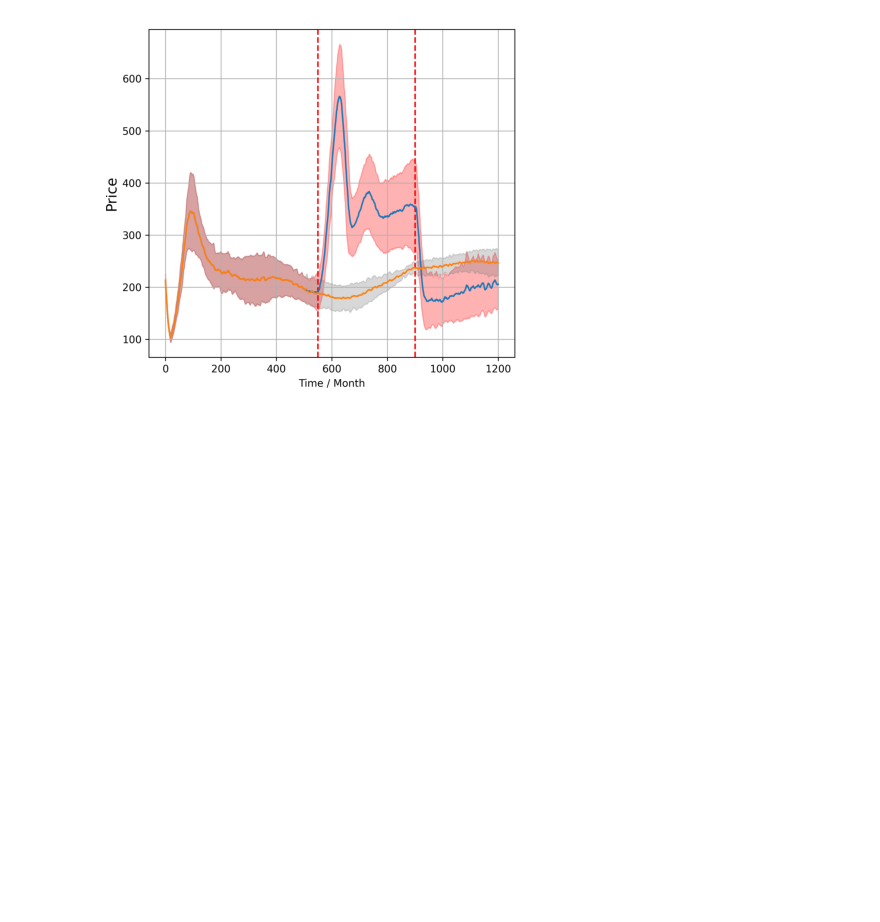
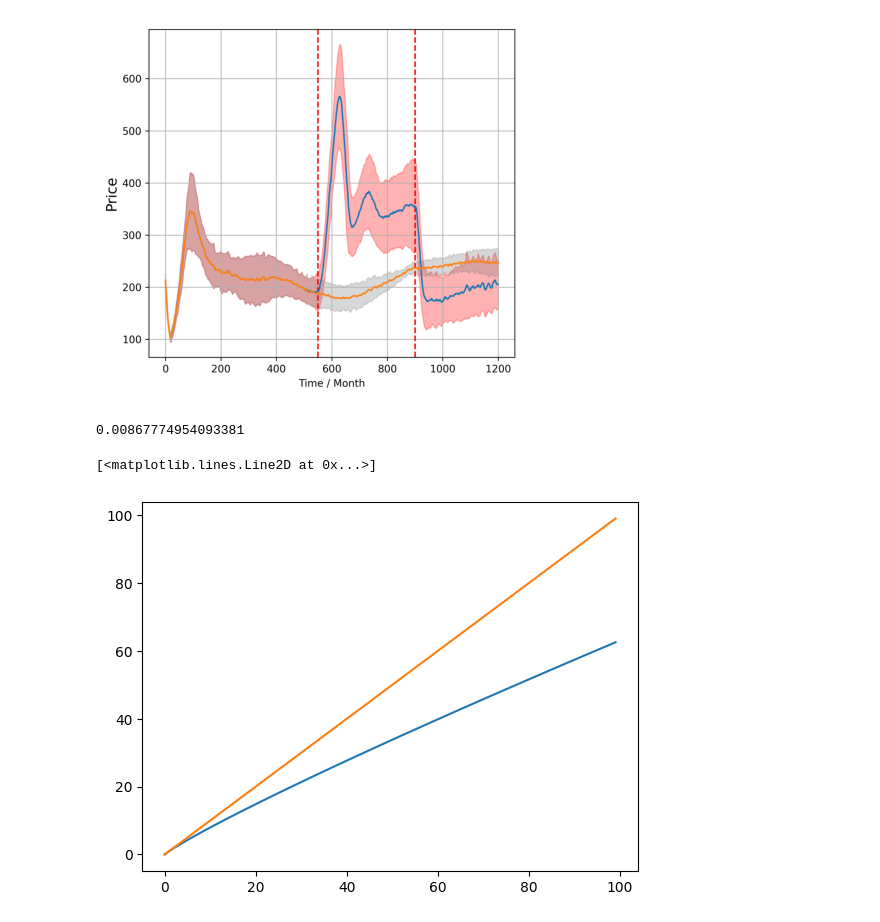
Before and after one commit to HuangHaoyu1997/MEABM, a Jupyter notebook: test.ipynb, the cells around one changed output. Saved outputs shown, nothing was run; the diff lists cells and outputs as text; code cells hidden in the pictures; blank space fills up the shorter version.

```diff
--- a/test.ipynb
+++ b/test.ipynb
@@ -361,3 +361,13 @@ plt.axis('off')
 # %% [output]
 (-0.5, 1719.5, 1519.5, -0.5)
 [figure]
+# %%
+51**0.2-50**0.2
+# %% [output]
+0.00867774954093381
+# %%
+plt.plot(list(range(100)), [i**0.9 for i in range(100)])
+plt.plot(list(range(100)), list(range(100)))
+# %% [output]
+[<matplotlib.lines.Line2D at 0x...>]
+[figure, added]
```
Also changed, not shown: 11 other files.
